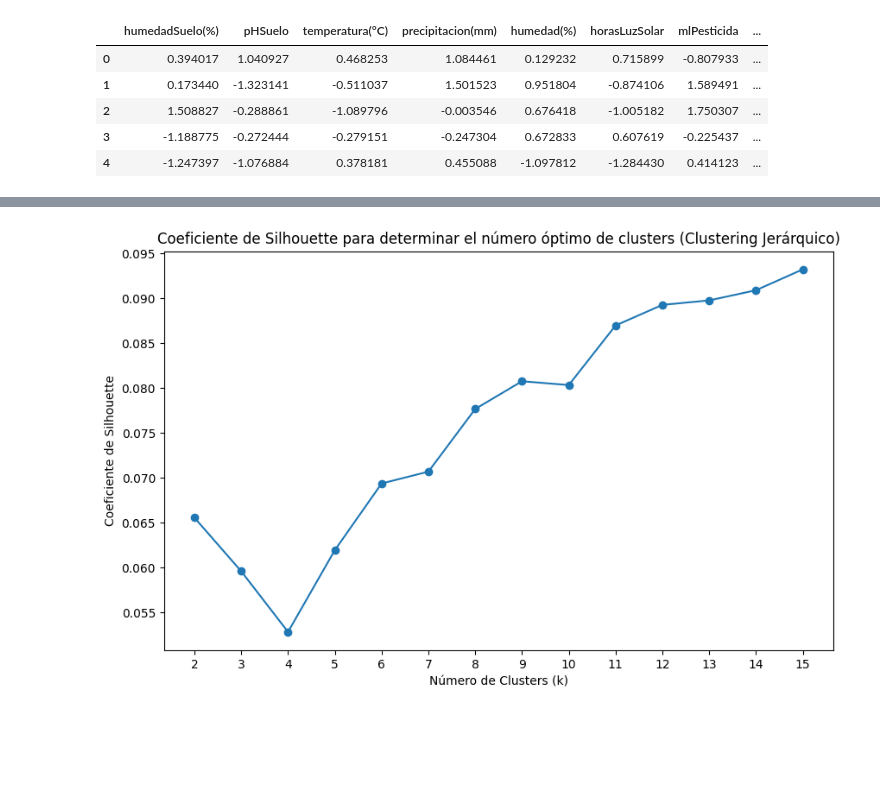
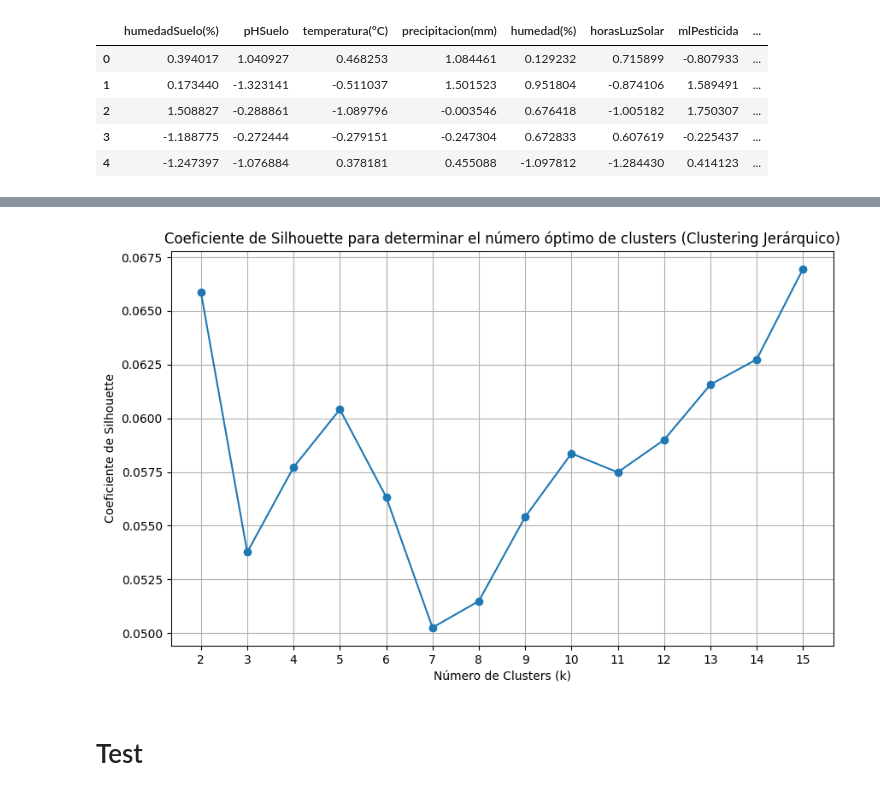
Before and after one commit to juanachies/TP1_Mineria, a Jupyter notebook: tp.ipynb, the cells around one changed output, grey strips where cells are left out. Drawn from its saved outputs; the diff is of its cells as text; code cells hidden in the pictures; blank space fills up the shorter version.

```diff
--- a/tp.ipynb
+++ b/tp.ipynb
@@ -189,8 +194,7 @@ cols_bool = [
     "tipoFertilizante_Mixto",
     "tipoFertilizante_Organico",
     "estadoEnfermedadesCultivo_Moderate",
-    "estadoEnfermedadesCultivo_Severo",
-    "mas_120_dias"
+    "estadoEnfermedadesCultivo_Severo"
 ]
 
 X = df.drop(columns=['tipoCultivo'])
@@ -354,7 +399,7 @@ GAP
 # %%
 def calculate_intra_cluster_dispersion(X, k):
     kmeans = KMeans(n_clusters=k, random_state=42)
-    kmeans.fit(x_escalado)
+    kmeans.fit(X)
     return kmeans.inertia_
 # %%
 gaps = []
@@ -387,6 +431,6 @@ Número óptimo de clusters según el Gap Statistic: 1
 # %%
 # Creamos el modelo
-kmeans = KMeans(n_clusters=5, random_state=42) #init='k-means++', n_init=5, algorithm='lloyd'
+kmeans = KMeans(n_clusters=10, random_state=42) #init='k-means++', n_init=5, algorithm='lloyd'
 kmeans.fit(x_escalado)
 
 # Guardamos las etiquetas
@@ -483,5 +511,5 @@ Número óptimo de clusters según el Gap Statistic: 14
 # %%
-n_clusters = 5
+n_clusters = 14
 
 clustering = AgglomerativeClustering(n_clusters=n_clusters)
 
@@ -512,27 +540,30 @@ silhouette_avg
 # %%
 def calculate_silhouette(X_scaled, k, linkage='ward'):
     clustering = AgglomerativeClustering(n_clusters=k, linkage=linkage)
     labels = clustering.fit_predict(X_scaled)
     silhouette_avg = silhouette_score(X_scaled, labels)
     sample_silhouette_values = silhouette_samples(X_scaled, labels)
     return silhouette_avg, sample_silhouette_values
 
 max_k = 15
 
 silhouette_scores = []
 for k in range(2, max_k + 1):
     silhouette_avg, _ = calculate_silhouette(x_escalado, k)
     silhouette_scores.append(silhouette_avg)
 
 plt.figure(figsize=(10, 6))
 plt.plot(range(2, max_k + 1), silhouette_scores, marker='o')
 plt.xlabel('Número de Clusters (k)')
 plt.ylabel('Coeficiente de Silhouette')
 plt.title('Coeficiente de Silhouette para determinar el número óptimo de clusters (Clustering Jerárquico)')
 plt.xticks([x for x in range(2, 16, 1)])
+plt.grid()
 plt.show()
 # %% [output]
-[figure, old version]
+[figure, new version]
+# %% [markdown]
+# Test
 # %%
 from sklearn.cluster import AgglomerativeClustering
 from sklearn.metrics import silhouette_score
```
Also changed, not shown: parts of 39 cells of this notebook.
